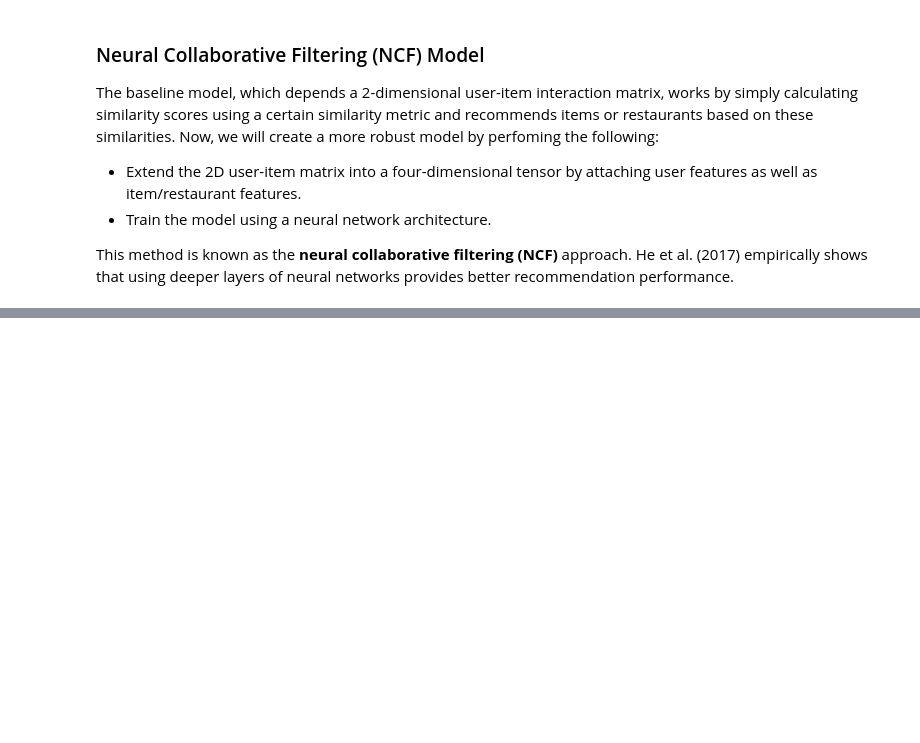
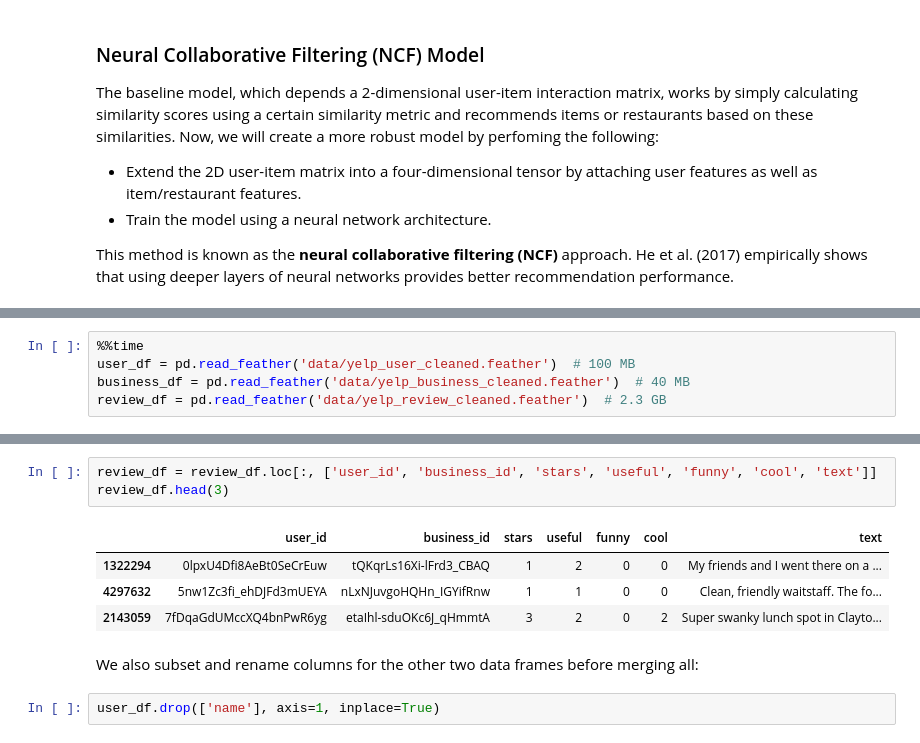
Before and after one commit to 98mina2/FP209b, a Jupyter notebook: recommender_system_report.ipynb, the cells around one changed output, grey strips where cells are left out. Saved outputs shown, nothing was run; the diff lists cells and outputs as text; blank space fills up the shorter version.

```diff
--- a/recommender_system_report.ipynb
+++ b/recommender_system_report.ipynb
@@ -717,0 +561,5 @@ The NCF model has a MSE loss of 1.23, which is much lower than that of the basel
+# %%
+%%time
+user_df = pd.read_feather('data/yelp_user_cleaned.feather')  # 100 MB
+business_df = pd.read_feather('data/yelp_business_cleaned.feather')  # 40 MB
+review_df = pd.read_feather('data/yelp_review_cleaned.feather')  # 2.3 GB
@@ -717,0 +587,12 @@ The NCF model has a MSE loss of 1.23, which is much lower than that of the basel
+# %%
+review_df = review_df.loc[:, ['user_id', 'business_id', 'stars', 'useful', 'funny', 'cool', 'text']]
+review_df.head(3)
+# %% [output]
+|  | user_id | business_id | stars | useful | funny | cool | text |
+| 1322294 | 0lpxU4Dfi8AeBt0SeCrEuw | tQKqrLs16Xi-lFrd3_CBAQ | 1 | 2 | 0 | 0 | My friends and I went there on a ... |
+| 4297632 | 5nw1Zc3fi_ehDJFd3mUEYA | nLxNJuvgoHQHn_IGYifRnw | 1 | 1 | 0 | 0 | Clean, friendly waitstaff. The fo... |
+| 2143059 | 7fDqaGdUMccXQ4bnPwR6yg | etaIhl-sduOKc6J_qHmmtA | 3 | 2 | 0 | 2 | Super swanky lunch spot in Clayto... |
+# %% [markdown]
+We also subset and rename columns for the other two data frames before merging all:
+# %%
+user_df.drop(['name'], axis=1, inplace=True)
```
Also changed, not shown: parts of 116 cells of this notebook, 8 other files.
